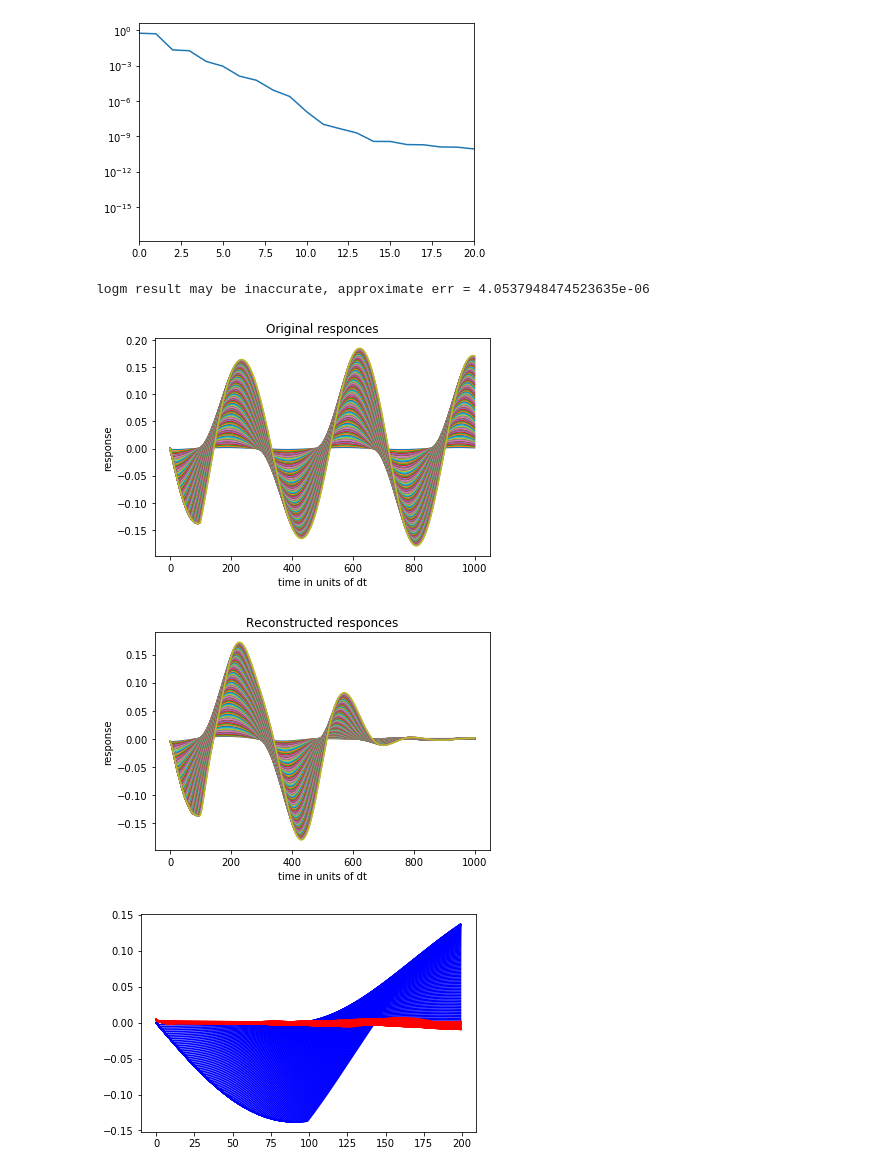
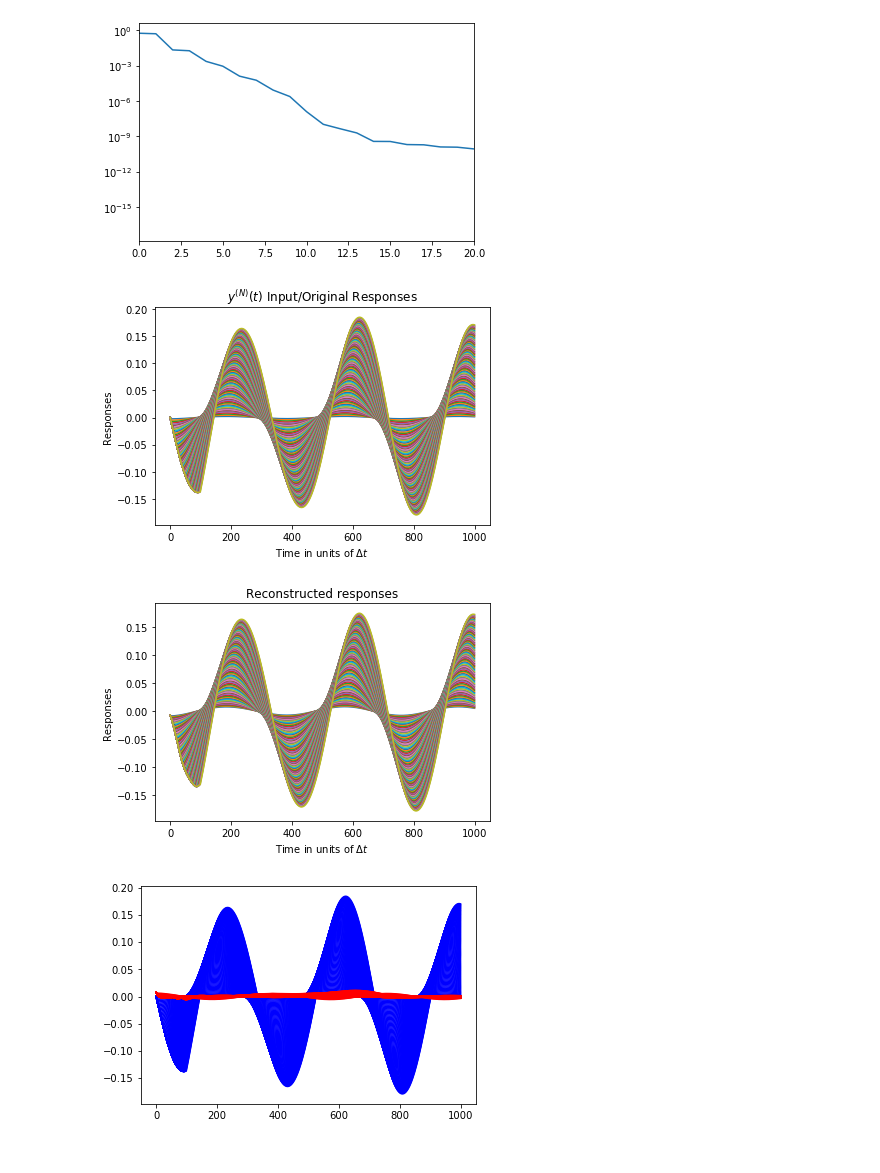
Before and after one commit to dibondar/QSystemIdentification, a Jupyter notebook: sys_id_single_electron_hhg.ipynb, the cells around one changed output. Cells and saved outputs as stored; diff of their text form; code cells hidden in the pictures.

```diff
--- a/sys_id_single_electron_hhg.ipynb
+++ b/sys_id_single_electron_hhg.ipynb
@@ -390,33 +397,35 @@ reconstructed = bi_sys_id_my_version(
     alpha = int(orig_responces.shape[1] / 2),
     dt = dt,
     v = [F],
-    rank = 9
+    #rank = 10
 )
-# %% [output]
-logm result may be inaccurate, approximate err = 4.0537948474523635e-06
 # %%
 reconstructed_responses = get_training_responses(reconstructed, times=times, p=orig_responces.shape[0], u=F)
 # %%
-plt.title("Original responces")
+plt.title("$y^{(N)}(t)$ Input/Original Responses")
 plt.plot(orig_responces.T)
-plt.xlabel("time in units of dt")
-plt.ylabel("response")
+plt.xlabel("Time in units of $\Delta t$")
+plt.ylabel("Responses")
+plt.savefig('input.pdf')
 plt.show()
 
-plt.title("Reconstructed responces")
+
+plt.title("Reconstructed responses")
 plt.plot(reconstructed_responses.T)
-plt.xlabel("time in units of dt")
-plt.ylabel("response")
+plt.xlabel("Time in units of $\Delta t$")
+plt.ylabel("Responses")
+plt.savefig('reproduction.pdf')
 plt.show()
 # %% [output]
-[figure, old version]
+[figure, new version]
-[figure, old version]
+[figure, new version]
 # %%
-plt.plot(orig_responces.T[:200], 'b')
-plt.plot(orig_responces.T[:200] - reconstructed_responses.T[:200], 'r')
+plt.plot(orig_responces.T, 'b')
+plt.plot(orig_responces.T - reconstructed_responses.T, 'r')
+#plt.xlim([0, 100])
 plt.show()
 # %% [output]
-[figure, old version]
+[figure, new version]
 # %%
 eigvals(reconstructed.Ac)
 # %% [output]
```
Also changed, not shown: parts of 15 cells of this notebook, 3 other files.
